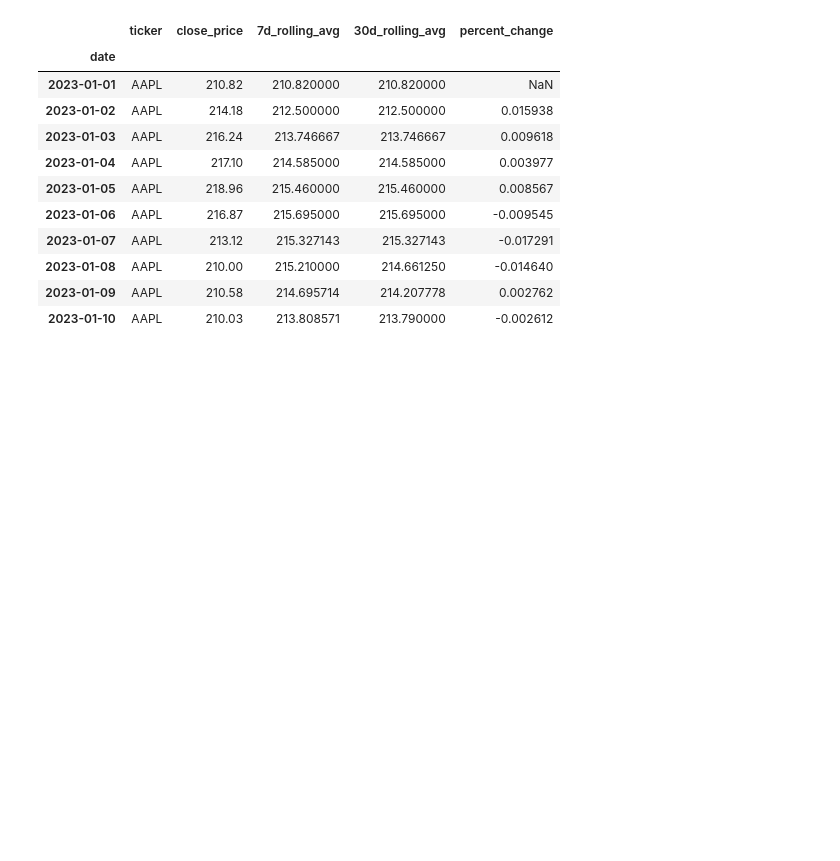
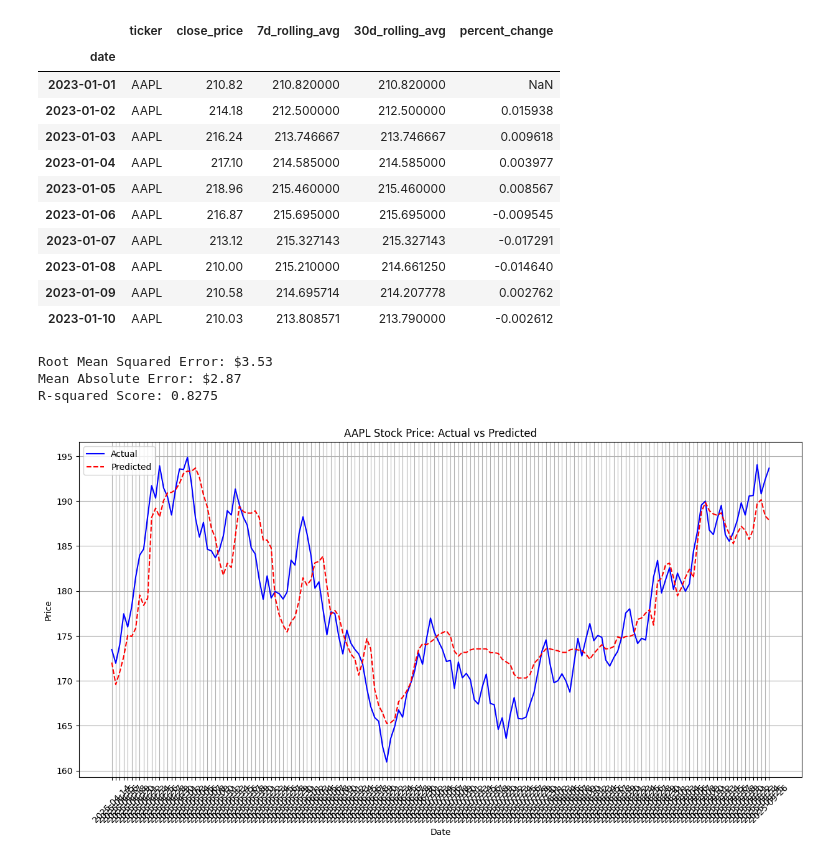
Before and after one commit to channingc1212/interview_prep, a Jupyter notebook: time_series.ipynb, the cells around one changed output. Cells and saved outputs as stored; diff of their text form; code cells hidden in the pictures; blank space fills up the shorter version.

Commit message:
time series prediction model

```diff
--- a/time_series.ipynb
+++ b/time_series.ipynb
@@ -107,0 +106,54 @@ See the caveats in the documentation: https://pandas.pydata.org/pandas-docs/stab
+# %%
+# Time Series Modeling
+from sklearn.model_selection import train_test_split
+from sklearn.metrics import mean_squared_error, mean_absolute_error, r2_score
+
+# Features and target
+features = ['7d_rolling_avg', '30d_rolling_avg']
+X = AAPL[features]
+y = AAPL['close_price']
+
+# More robust time-based split using TimeSeriesSplit, maintaining temporal order
+from sklearn.model_selection import TimeSeriesSplit
+
+tscv = TimeSeriesSplit(n_splits=5)
+for train_index, test_index in tscv.split(X):
+    X_train, X_test = X.iloc[train_index], X.iloc[test_index]
+    y_train, y_test = y.iloc[train_index], y.iloc[test_index]
+# %%
+from sklearn.ensemble import RandomForestRegressor
+
+# Random Forest model
+rf_model = RandomForestRegressor(n_estimators=100, random_state=42)
+rf_model.fit(X_train, y_train)
+
+# Make predictions
+y_pred = rf_model.predict(X_test)
+# %%
+# Calculate metrics
+mse = mean_squared_error(y_test, y_pred)
+rmse = np.sqrt(mse)
+mae = mean_absolute_error(y_test, y_pred)
+r2 = r2_score(y_test, y_pred)
+
+print(f"Root Mean Squared Error: ${rmse:.2f}")
+print(f"Mean Absolute Error: ${mae:.2f}")
+print(f"R-squared Score: {r2:.4f}")
+# %% [output]
+Root Mean Squared Error: $3.53
+Mean Absolute Error: $2.87
+R-squared Score: 0.8275
+# %%
+# Create prediction plot
+plt.figure(figsize=(15, 7))
+plt.plot(y_test.index, y_test.values, label='Actual', color='blue')
+plt.plot(y_test.index, y_pred, label='Predicted', color='red', linestyle='--')
+plt.title('AAPL Stock Price: Actual vs Predicted')
+plt.xlabel('Date')
+plt.ylabel('Price')
+plt.legend()
+plt.xticks(rotation=45)
+plt.grid(True)
+plt.show()
+# %% [output]
+[figure, added]
```
Also changed, not shown: parts of 4 cells of this notebook.
